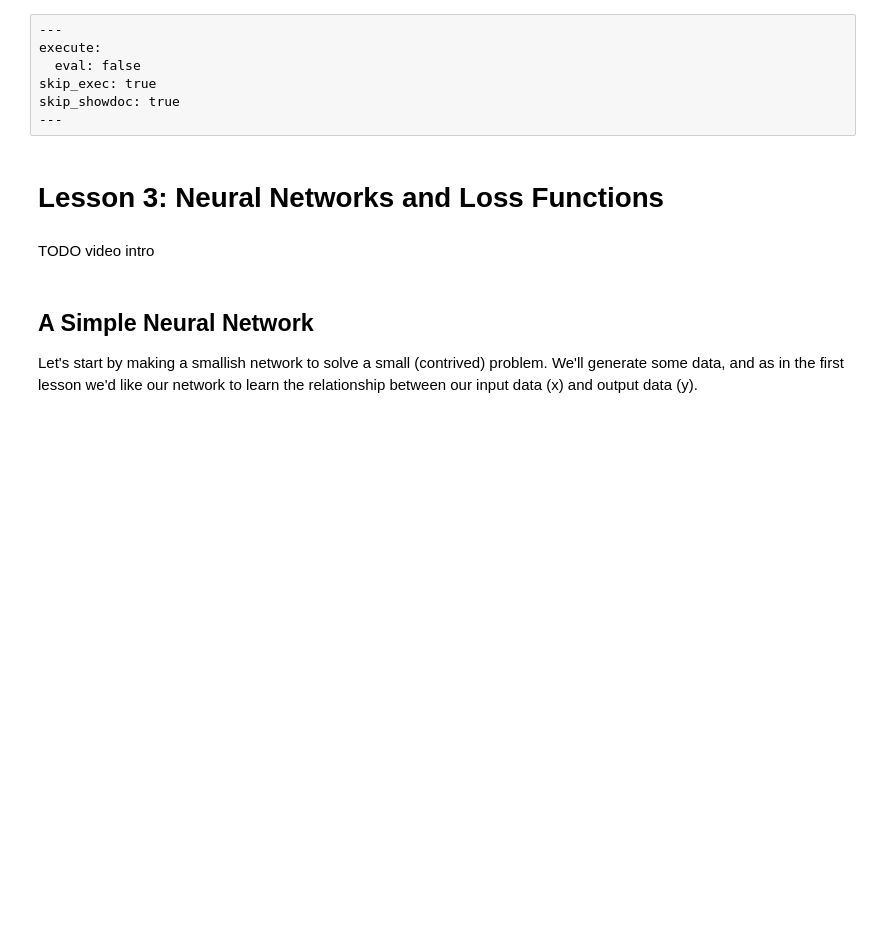
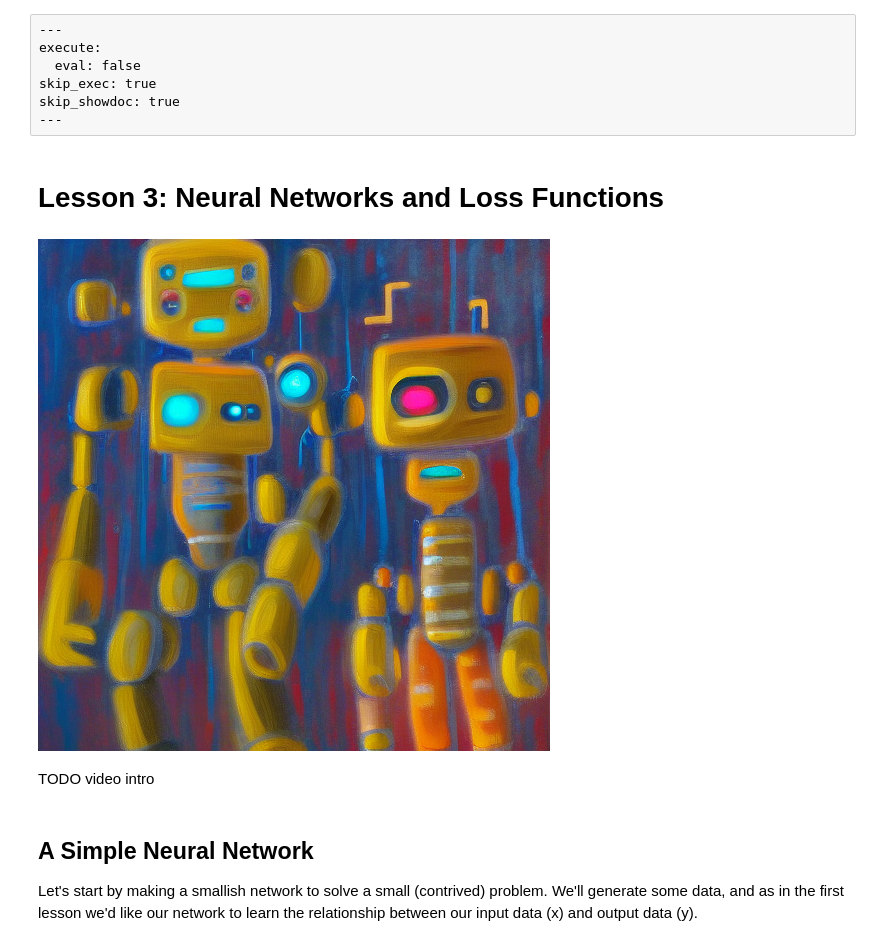
Before and after one commit to johnowhitaker/tglcourse, a Jupyter notebook: 03_Building_NNs.ipynb, the cells around one changed output. Drawn from its saved outputs; the diff is of its cells as text; code cells hidden in the pictures; blank space fills up the shorter version.

Commit message:
Adding image to l3

```diff
--- a/03_Building_NNs.ipynb
+++ b/03_Building_NNs.ipynb
@@ -27,6 +28,11 @@ from tglcourse.data_utils import get_mnist_dl, get_cifar10_dl
 
 # Setting device
 device = torch.device('cuda:0' if torch.cuda.is_available() else 'cpu')
+# %%
+#| echo: false
+load_image_pil('images/An_oil_painting_of_robots_in_a_neural_network.png')
+# %% [output]
+[figure, added]
 # %% [markdown]
 TODO video intro
 # %% [markdown]
```
Also changed, not shown: parts of 1 cell of this notebook, 1 other file.
